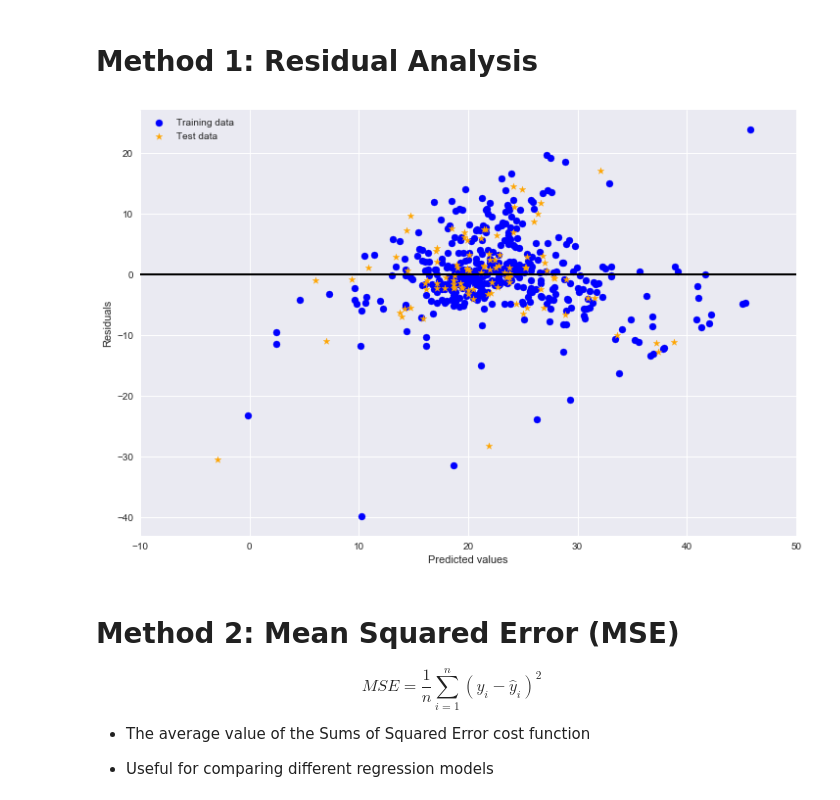
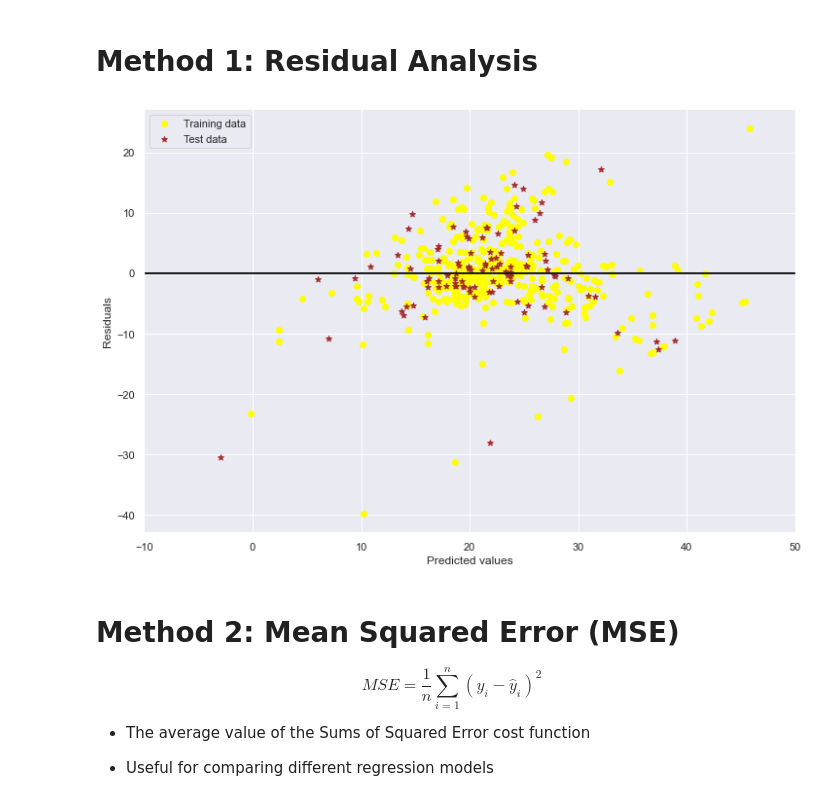
Before and after one commit to himanijawale/test1, a Jupyter notebook: Boston Housing Price Prediction1.ipynb, the cells around one changed output. Saved outputs shown, nothing was run; the diff lists cells and outputs as text; code cells hidden in the pictures.

```diff
--- a/Boston Housing Price Prediction1.ipynb
+++ b/Boston Housing Price Prediction1.ipynb
@@ -6,7 +6,7 @@ https://www.kaggle.com/c/boston-housing/overview/description
 import numpy as np
 import pandas as pd
 # %%
-df = pd.read_csv(r'D:\Shubha_ds_sept\Course_material\Day11\housing.data', delim_whitespace=True, header=None)
+df = pd.read_csv(r'Downloads\housing.data', delim_whitespace=True, header=None)
 # %%
 df.head()
 # %% [output]
@@ -239,16 +237,16 @@ y_test_pred = lr.predict(X_test)
 # Method 1: Residual Analysis
 # %%
 plt.figure(figsize=(12,8))
-plt.scatter(y_train_pred, y_train_pred - y_train, c='blue', marker='o', label='Training data')
-plt.scatter(y_test_pred, y_test_pred - y_test, c='orange', marker='*', label='Test data')
+plt.scatter(y_train_pred, y_train_pred - y_train, c='yellow', marker='o', label='Training data')
+plt.scatter(y_test_pred, y_test_pred - y_test, c='brown', marker='*', label='Test data')
 plt.xlabel('Predicted values')
 plt.ylabel('Residuals')
 plt.legend(loc='upper left')
 plt.hlines(y=0, xmin=-10, xmax=50, lw=2, color='k')
 plt.xlim([-10, 50])
 plt.show()
 # %% [output]
-[figure, old version]
+[figure, new version]
 # %% [markdown]
 # Method 2: Mean Squared Error (MSE)
 
```
Also changed, not shown: parts of 14 cells of this notebook.
